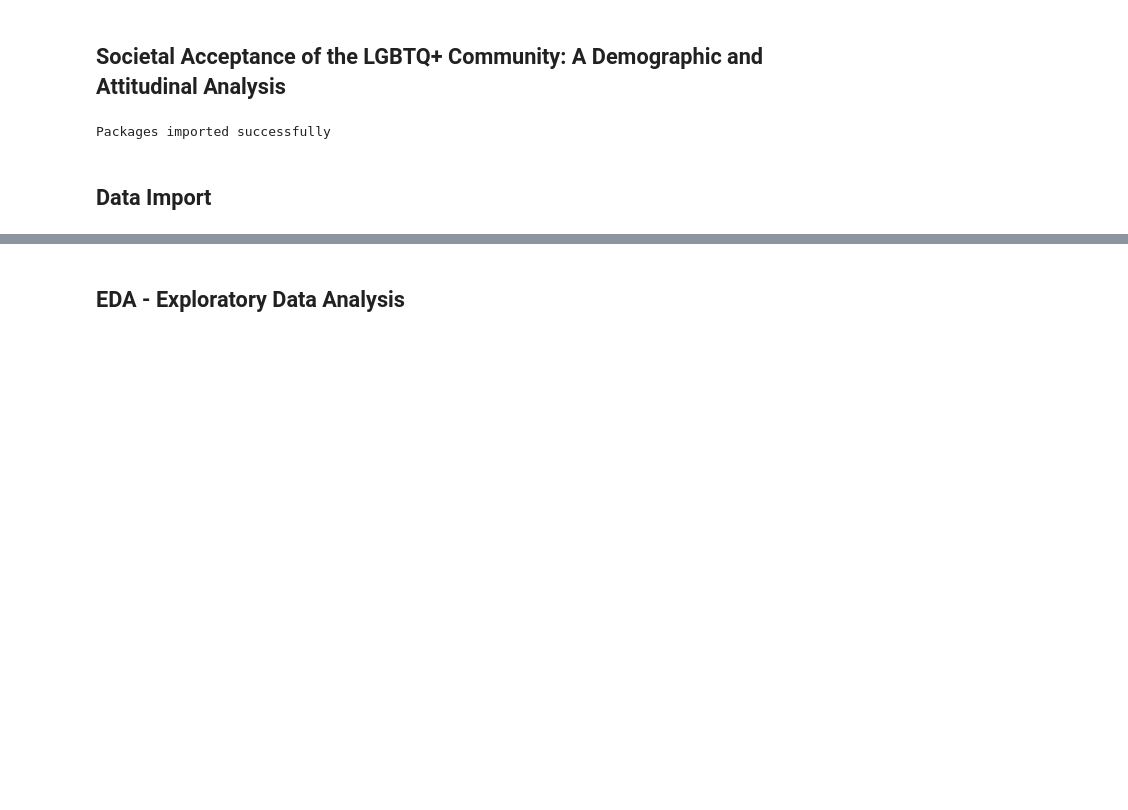
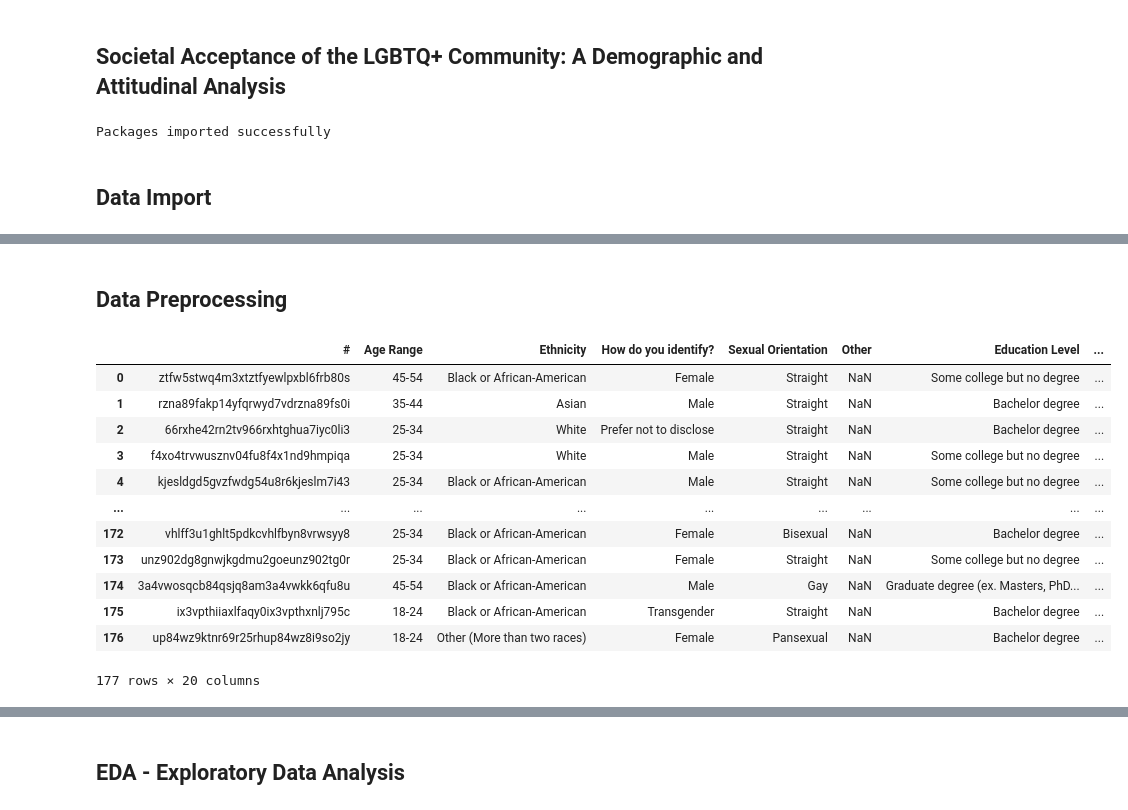
Before and after one commit to amarinmcg/societalacceptanceoflgbtqcommunity, a Jupyter notebook: societalacceptance.ipynb, the cells around one changed output, grey strips where cells are left out. Drawn from its saved outputs; the diff is of its cells as text; code cells hidden in the pictures; blank space fills up the shorter version.

```diff
--- a/societalacceptance.ipynb
+++ b/societalacceptance.ipynb
@@ -17,0 +37,2 @@ df = pd.DataFrame(data)
+# %% [markdown]
+## Data Preprocessing
@@ -17,0 +57,18 @@ df = pd.DataFrame(data)
+# %%
+# Check only the columns that have Na/NaN values in them (verification)
+null_rows = df[df.isna().any(axis = 1)]
+display(null_rows)
+# %% [output]
+|  | # | Age Range | Ethnicity | How do you identify? | Sexual Orientation | Other | Education Level | ... |
+| 0 | ztfw5stwq4m3xtztfyewlpxbl6frb80s | 45-54 | Black or African-American | Female | Straight | NaN | Some college but no degree | ... |
+| 1 | rzna89fakp14yfqrwyd7vdrzna89fs0i | 35-44 | Asian | Male | Straight | NaN | Bachelor degree | ... |
+| 2 | 66rxhe42rn2tv966rxhtghua7iyc0li3 | 25-34 | White | Prefer not to disclose | Straight | NaN | Bachelor degree | ... |
+| 3 | f4xo4trvwusznv04fu8f4x1nd9hmpiqa | 25-34 | White | Male | Straight | NaN | Some college but no degree | ... |
+| 4 | kjesldgd5gvzfwdg54u8r6kjeslm7i43 | 25-34 | Black or African-American | Male | Straight | NaN | Some college but no degree | ... |
+| ... | ... | ... | ... | ... | ... | ... | ... | ... |
+| 172 | vhlff3u1ghlt5pdkcvhlfbyn8vrwsyy8 | 25-34 | Black or African-American | Female | Bisexual | NaN | Bachelor degree | ... |
+| 173 | unz902dg8gnwjkgdmu2goeunz902tg0r | 25-34 | Black or African-American | Female | Straight | NaN | Some college but no degree | ... |
+| 174 | 3a4vwosqcb84qsjq8am3a4vwkk6qfu8u | 45-54 | Black or African-American | Male | Gay | NaN | Graduate degree (ex. Masters, PhD... | ... |
+| 175 | ix3vpthiiaxlfaqy0ix3vpthxnlj795c | 18-24 | Black or African-American | Transgender | Straight | NaN | Bachelor degree | ... |
+| 176 | up84wz9ktnr69r25rhup84wz8i9so2jy | 18-24 | Other (More than two races) | Female | Pansexual | NaN | Bachelor degree | ... |
+177 rows × 20 columns
```
Also changed, not shown: parts of 17 cells of this notebook.
